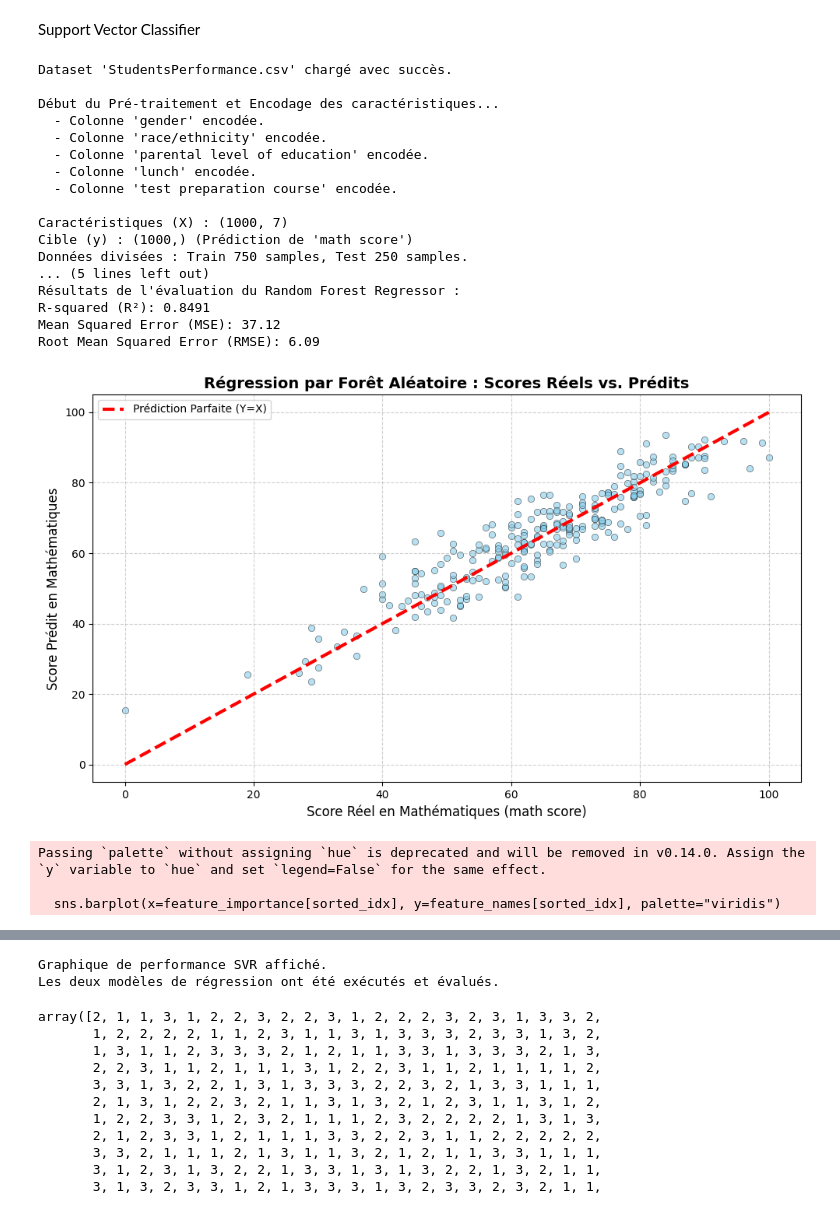
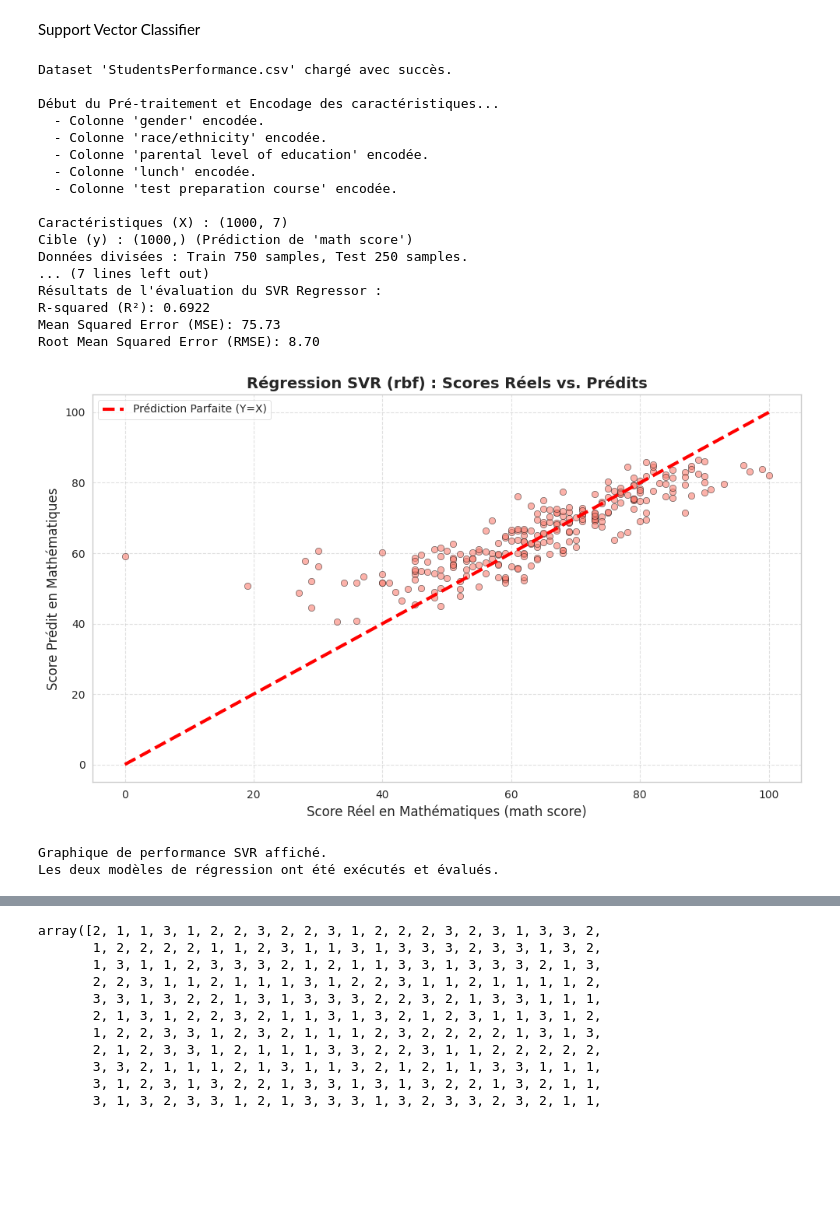
Before and after one commit to 984IKRAM/Analyse-Student-performance-DS-2, a Jupyter notebook: ANALYSE_STUDENT_PPERFORMANCE.ipynb, the cells around one changed output, grey strips where cells are left out. Cells and saved outputs as stored; diff of their text form; code cells hidden in the pictures; blank space fills up the shorter version.

```diff
--- a/ANALYSE_STUDENT_PPERFORMANCE.ipynb
+++ b/ANALYSE_STUDENT_PPERFORMANCE.ipynb
@@ -992,61 +992,7 @@ print(f"Cible (y) : {y.shape} (Prédiction de '{TARGET_COLUMN}')")
 X_train, X_test, y_train, y_test = train_test_split(X, y, test_size=0.25, random_state=42)
 print(f"Données divisées : Train {X_train.shape[0]} samples, Test {X_test.shape[0]} samples.")
 
-# =========================================================================
-# --- DÉBUT MODÉLISATION 1: RANDOM FOREST REGRESSOR ---
-# =========================================================================
 
-print("\n--- Modélisation 1: Régression par Forêt Aléatoire ---")
-
-# Initialisation et Entraînement du modèle
-model_rf = RandomForestRegressor(n_estimators=100, random_state=42, n_jobs=-1)
-model_rf.fit(X_train, y_train)
-print("Modèle Random Forest Regressor initialisé et entraîné.")
-
-# Prédictions sur l'ensemble de test
-y_pred_rf = model_rf.predict(X_test)
-print("Prédictions sur l'ensemble de test effectuées.")
-
-# --- 6. Évaluation du Modèle Random Forest ---
-mse_rf = mean_squared_error(y_test, y_pred_rf)
-rmse_rf = np.sqrt(mse_rf)
-r2_rf = r2_score(y_test, y_pred_rf)
-
-print(f"\nRésultats de l'évaluation du Random Forest Regressor :")
-print(f"R-squared (R²): {r2_rf:.4f}")
-print(f"Mean Squared Error (MSE): {mse_rf:.2f}")
-print(f"Root Mean Squared Error (RMSE): {rmse_rf:.2f}")
-
-# --- 7. Visualisation : Réel vs. Prédit (Random Forest) ---
-plt.figure(figsize=(10, 6))
-sns.scatterplot(x=y_test, y=y_pred_rf, alpha=0.6, color='skyblue', edgecolor='black')
-
-# Ligne de référence (prédiction parfaite)
-min_val = min(y_test.min(), y_pred_rf.min())
-max_val = max(y_test.max(), y_pred_rf.max())
-plt.plot([min_val, max_val], [min_val, max_val], 'r--', lw=3, label='Prédiction Parfaite (Y=X)')
-
-plt.xlabel(f"Score Réel en Mathématiques ({TARGET_COLUMN})", fontsize=12)
-plt.ylabel(f"Score Prédit en Mathématiques", fontsize=12)
-plt.title("Régression par Forêt Aléatoire : Scores Réels vs. Prédits", fontsize=14, weight='bold')
-plt.grid(True, linestyle='--', alpha=0.6)
-plt.legend()
-plt.tight_layout()
-plt.show()
-
-# --- 8. Analyse de l'Importance des Variables (Random Forest) ---
-feature_importance = model_rf.feature_importances_
-feature_names = X.columns
-sorted_idx = feature_importance.argsort()[::-1]
-
-plt.figure(figsize=(10, 6))
-sns.barplot(x=feature_importance[sorted_idx], y=feature_names[sorted_idx], palette="viridis")
-plt.xlabel("Importance de la Caractéristique", fontsize=12)
-plt.ylabel("Caractéristique", fontsize=12)
-plt.title("Importance des Variables - Random Forest Regressor", fontsize=14, weight='bold')
-plt.tight_layout()
-plt.show()
-print("\nGraphiques de performance et d'importance des variables Random Forest affichés.")
 
 
 # =========================================================================
@@ -1083,39 +1029,38 @@ print(f"Root Mean Squared Error (RMSE): {rmse_svr:.2f}")
 
 # --- 12. Visualisation : Réel vs. Prédit (SVR) ---
 plt.figure(figsize=(10, 6))
 sns.scatterplot(x=y_test, y=y_pred_svr, alpha=0.6, color='salmon', edgecolor='black')
 
 # Ligne de référence (prédiction parfaite)
 plt.plot([min_val, max_val], [min_val, max_val], 'r--', lw=3, label='Prédiction Parfaite (Y=X)')
 
 plt.xlabel(f"Score Réel en Mathématiques ({TARGET_COLUMN})", fontsize=12)
 plt.ylabel(f"Score Prédit en Mathématiques", fontsize=12)
 plt.title("Régression SVR (rbf) : Scores Réels vs. Prédits", fontsize=14, weight='bold')
 plt.grid(True, linestyle='--', alpha=0.6)
 plt.legend()
 plt.tight_layout()
 plt.show()
 print("\nGraphique de performance SVR affiché."
       "\nLes deux modèles de régression ont été exécutés et évalués.")
 # %% [output]
 Dataset 'StudentsPerformance.csv' chargé avec succès.
 
 Début du Pré-traitement et Encodage des caractéristiques...
   - Colonne 'gender' encodée.
   - Colonne 'race/ethnicity' encodée.
   - Colonne 'parental level of education' encodée.
   - Colonne 'lunch' encodée.
   - Colonne 'test preparation course' encodée.
 
 Caractéristiques (X) : (1000, 7)
 Cible (y) : (1000,) (Prédiction de 'math score')
 Données divisées : Train 750 samples, Test 250 samples.
-... (5 lines left out)
-Résultats de l'évaluation du Random Forest Regressor :
-R-squared (R²): 0.8491
-Mean Squared Error (MSE): 37.12
-Root Mean Squared Error (RMSE): 6.09
+... (7 lines left out)
+Résultats de l'évaluation du SVR Regressor :
+R-squared (R²): 0.6922
+Mean Squared Error (MSE): 75.73
+Root Mean Squared Error (RMSE): 8.70
-[figure, old version]
+[figure, new version]
-Passing `palette` without assigning `hue` is deprecated and will be removed in v0.14.0. Assign the `y` variable to `hue` and set `legend=False` for the same effect.
-
-  sns.barplot(x=feature_importance[sorted_idx], y=feature_names[sorted_idx], palette="viridis")
+Graphique de performance SVR affiché.
+Les deux modèles de régression ont été exécutés et évalués.
@@ -1136,5 +1067,3 @@ Root Mean Squared Error (RMSE): 8.70
-Graphique de performance SVR affiché.
-Les deux modèles de régression ont été exécutés et évalués.
 # %%
 y_svc_pred= svc_model.predict(X_test)
 y_svc_pred
```
Also changed, not shown: parts of 1 cell of this notebook.
